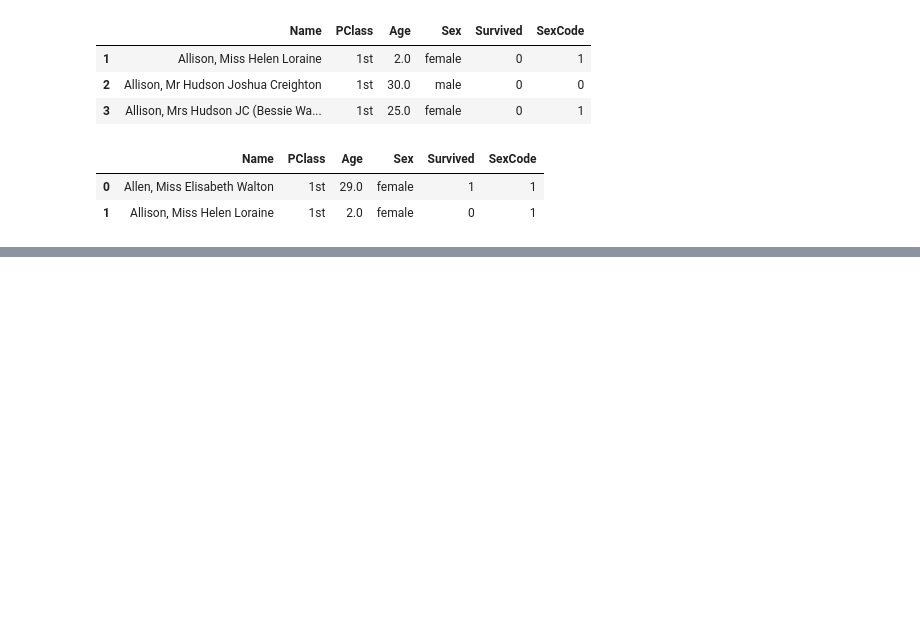
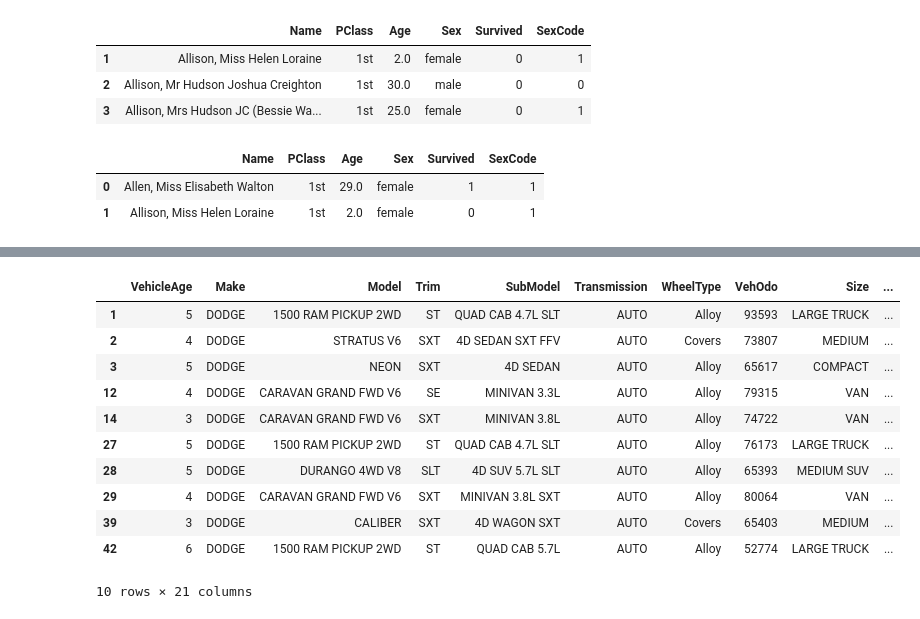
Before and after one commit to Kub1k228/iibooks, a Jupyter notebook: Луппов_Иван_тетрадь2.ipynb, the cells around one changed output, grey strips where cells are left out. Drawn from its saved outputs; the diff is of its cells as text; code cells hidden in the pictures; blank space fills up the shorter version.

```diff
--- a/Луппов_Иван_тетрадь2.ipynb
+++ b/Луппов_Иван_тетрадь2.ipynb
@@ -267,0 +312,21 @@ dataframe[dataframe['PClass']=='1st'].head(2)
+# %%
+#2.3.3 Задание
+#dataframe.head(2)
+#dataframe.tail(3)
+#dataframe.shape
+#dataframe.describe()
+#dataframe.iloc[1:4]
+dataframe[dataframe['Make']=='DODGE'].head(10)
+# %% [output]
+|  | VehicleAge | Make | Model | Trim | SubModel | Transmission | WheelType | VehOdo | Size | ... |
+| 1 | 5 | DODGE | 1500 RAM PICKUP 2WD | ST | QUAD CAB 4.7L SLT | AUTO | Alloy | 93593 | LARGE TRUCK | ... |
+| 2 | 4 | DODGE | STRATUS V6 | SXT | 4D SEDAN SXT FFV | AUTO | Covers | 73807 | MEDIUM | ... |
+| 3 | 5 | DODGE | NEON | SXT | 4D SEDAN | AUTO | Alloy | 65617 | COMPACT | ... |
+| 12 | 4 | DODGE | CARAVAN GRAND FWD V6 | SE | MINIVAN 3.3L | AUTO | Alloy | 79315 | VAN | ... |
+| 14 | 3 | DODGE | CARAVAN GRAND FWD V6 | SXT | MINIVAN 3.8L | AUTO | Alloy | 74722 | VAN | ... |
+| 27 | 5 | DODGE | 1500 RAM PICKUP 2WD | ST | QUAD CAB 4.7L SLT | AUTO | Alloy | 76173 | LARGE TRUCK | ... |
+| 28 | 5 | DODGE | DURANGO 4WD V8 | SLT | 4D SUV 5.7L SLT | AUTO | Alloy | 65393 | MEDIUM SUV | ... |
+| 29 | 4 | DODGE | CARAVAN GRAND FWD V6 | SXT | MINIVAN 3.8L SXT | AUTO | Alloy | 80064 | VAN | ... |
+| 39 | 3 | DODGE | CALIBER | SXT | 4D WAGON SXT | AUTO | Covers | 65403 | MEDIUM | ... |
+| 42 | 6 | DODGE | 1500 RAM PICKUP 2WD | ST | QUAD CAB 5.7L | AUTO | Alloy | 52774 | LARGE TRUCK | ... |
+10 rows × 21 columns
```
Also changed, not shown: parts of 11 cells of this notebook.
